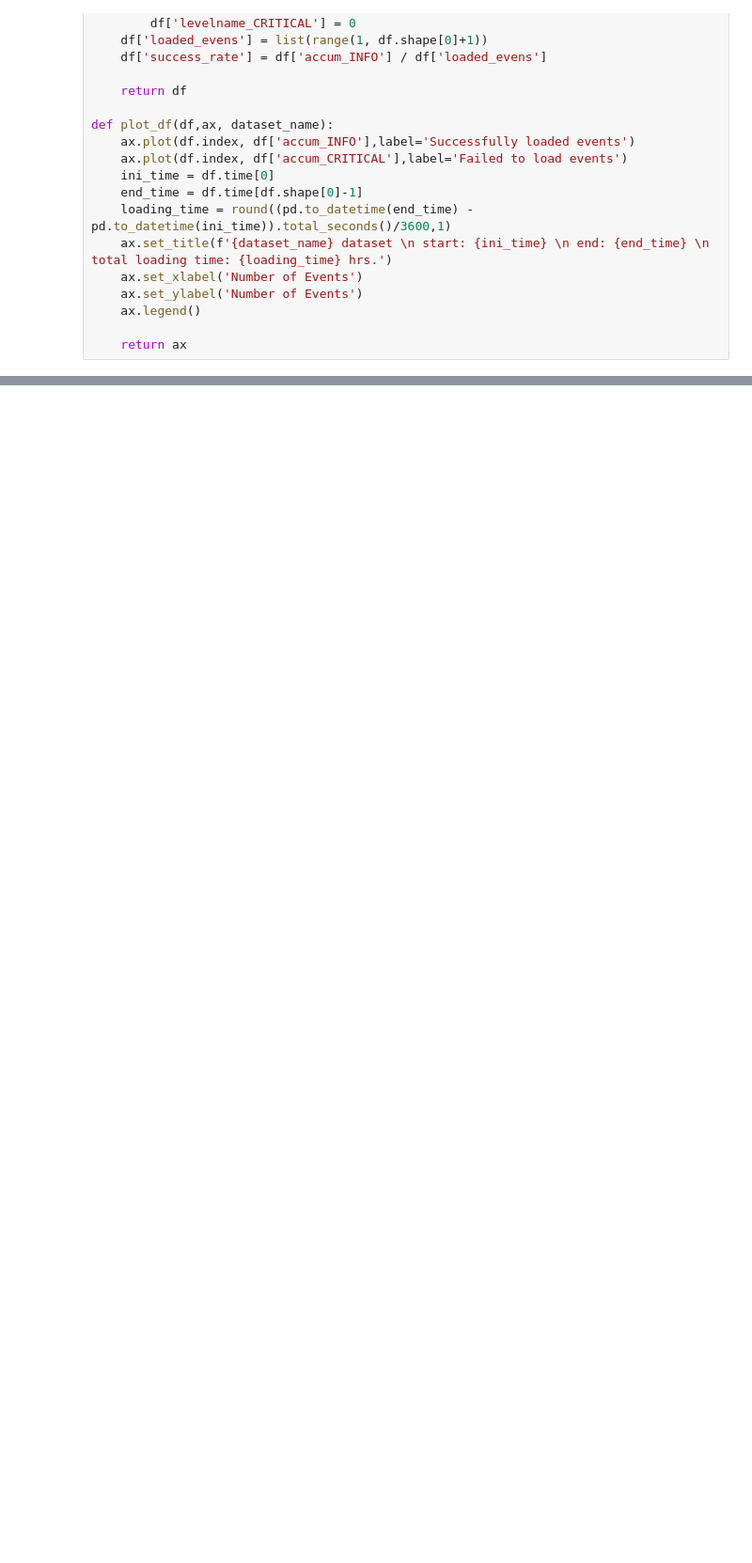
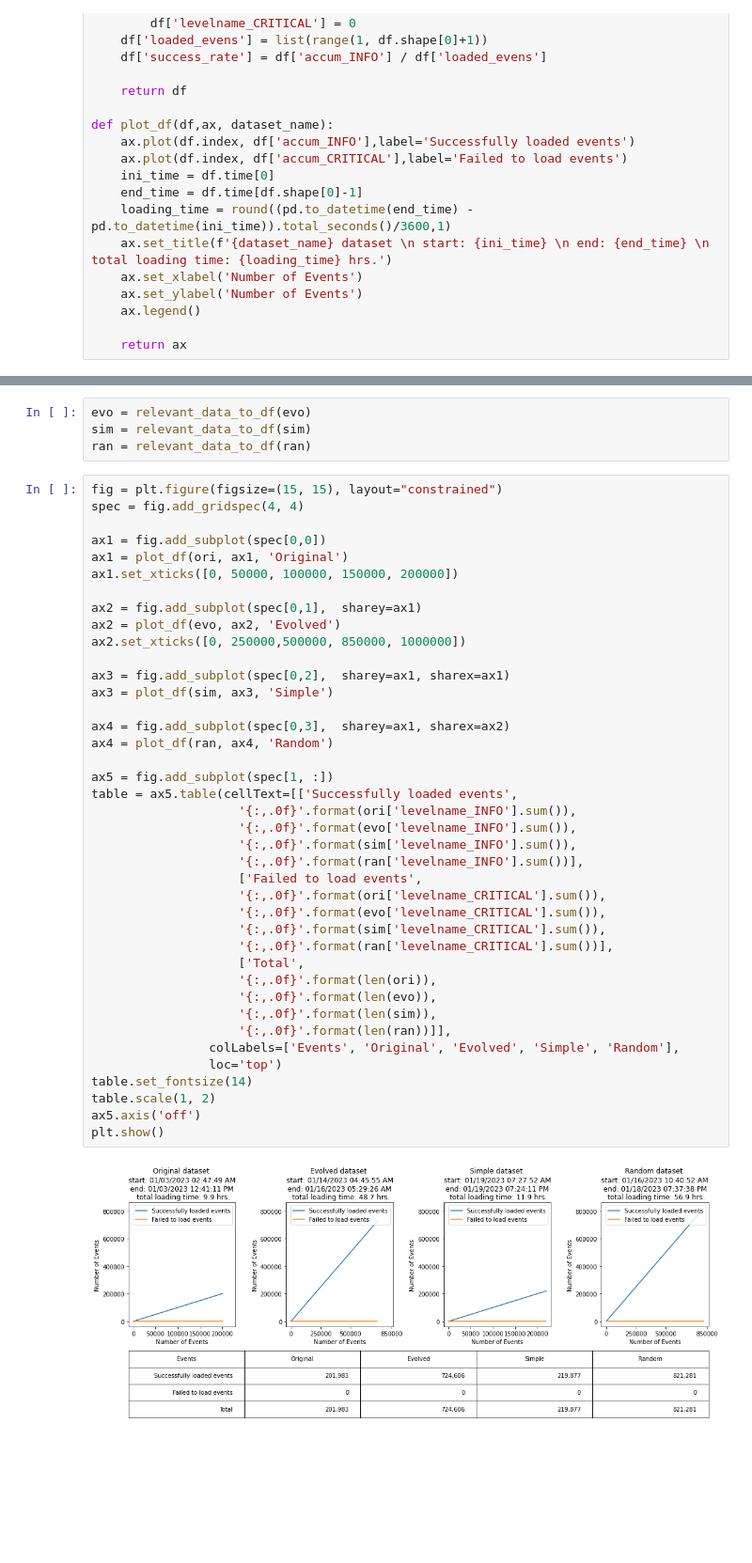
Before and after one commit to fzanart/Socialz, a Jupyter notebook: success_rate.ipynb, the cells around one changed output, grey strips where cells are left out. Shown at 94% size. Saved outputs shown, nothing was run; the diff lists cells and outputs as text; blank space fills up the shorter version.

```diff
--- a/success_rate.ipynb
+++ b/success_rate.ipynb
@@ -128,0 +150,46 @@ plt.show()
+# %%
+evo = relevant_data_to_df(evo)
+sim = relevant_data_to_df(sim)
+ran = relevant_data_to_df(ran)
+# %%
+fig = plt.figure(figsize=(15, 15), layout="constrained")
+spec = fig.add_gridspec(4, 4)
+
+ax1 = fig.add_subplot(spec[0,0])
+ax1 = plot_df(ori, ax1, 'Original')
+ax1.set_xticks([0, 50000, 100000, 150000, 200000])
+
+ax2 = fig.add_subplot(spec[0,1],  sharey=ax1)
+ax2 = plot_df(evo, ax2, 'Evolved')
+ax2.set_xticks([0, 250000,500000, 850000, 1000000])
+
+ax3 = fig.add_subplot(spec[0,2],  sharey=ax1, sharex=ax1)
+ax3 = plot_df(sim, ax3, 'Simple')
+
+ax4 = fig.add_subplot(spec[0,3],  sharey=ax1, sharex=ax2)
+ax4 = plot_df(ran, ax4, 'Random')
+
+ax5 = fig.add_subplot(spec[1, :])
+table = ax5.table(cellText=[['Successfully loaded events',
+                    '{:,.0f}'.format(ori['levelname_INFO'].sum()),
+                    '{:,.0f}'.format(evo['levelname_INFO'].sum()),
+                    '{:,.0f}'.format(sim['levelname_INFO'].sum()),
+                    '{:,.0f}'.format(ran['levelname_INFO'].sum())],
+                    ['Failed to load events',
+                    '{:,.0f}'.format(ori['levelname_CRITICAL'].sum()),
+                    '{:,.0f}'.format(evo['levelname_CRITICAL'].sum()),
+                    '{:,.0f}'.format(sim['levelname_CRITICAL'].sum()),
+                    '{:,.0f}'.format(ran['levelname_CRITICAL'].sum())],
+                    ['Total',
+                    '{:,.0f}'.format(len(ori)),
+                    '{:,.0f}'.format(len(evo)),
+                    '{:,.0f}'.format(len(sim)),
+                    '{:,.0f}'.format(len(ran))]],
+                colLabels=['Events', 'Original', 'Evolved', 'Simple', 'Random'],
+                loc='top')
+table.set_fontsize(14)
+table.scale(1, 2)
+ax5.axis('off')
+plt.show()
+# %% [output]
+[figure, added]
```
Also changed, not shown: parts of 8 cells of this notebook.
